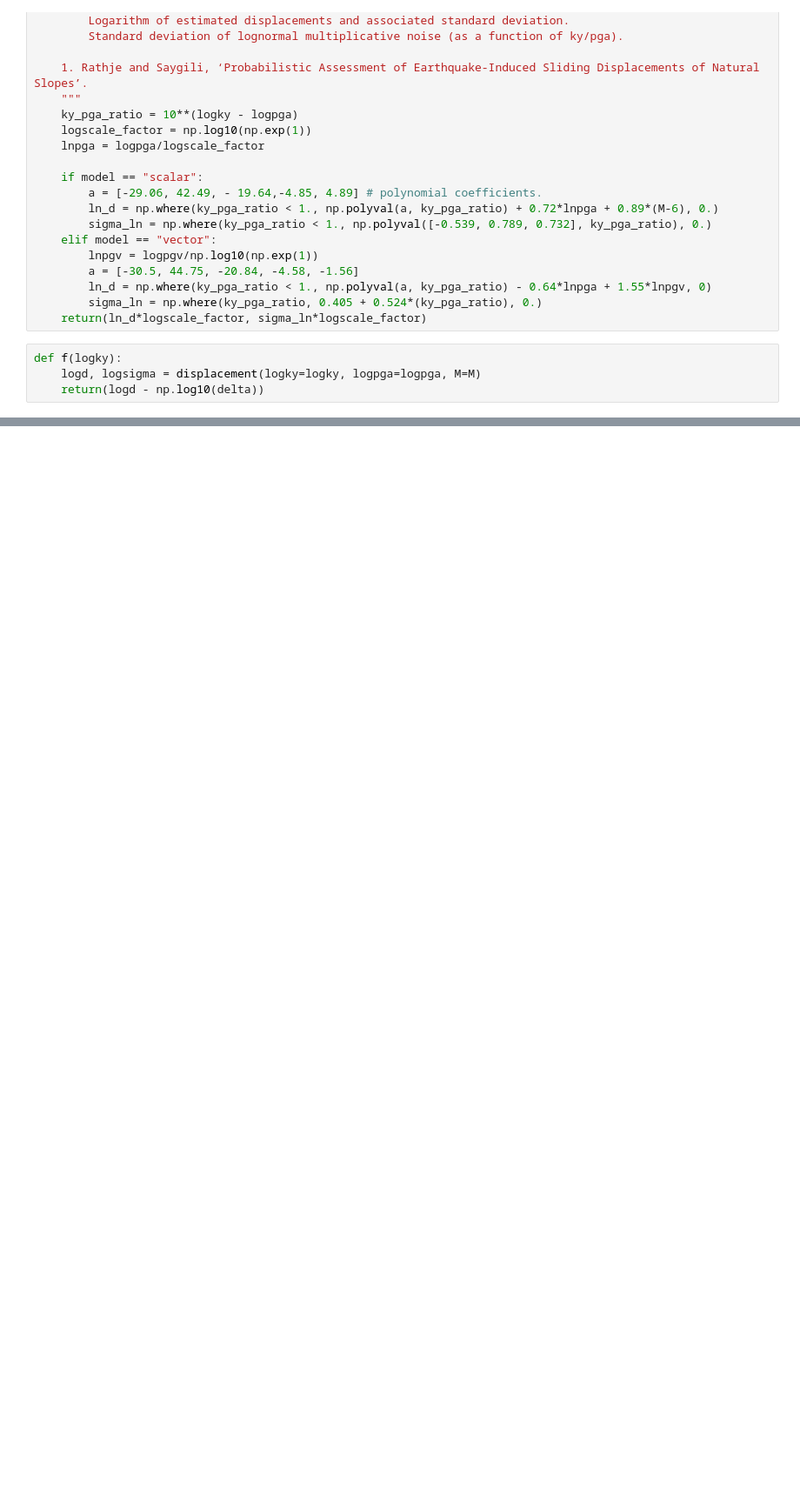
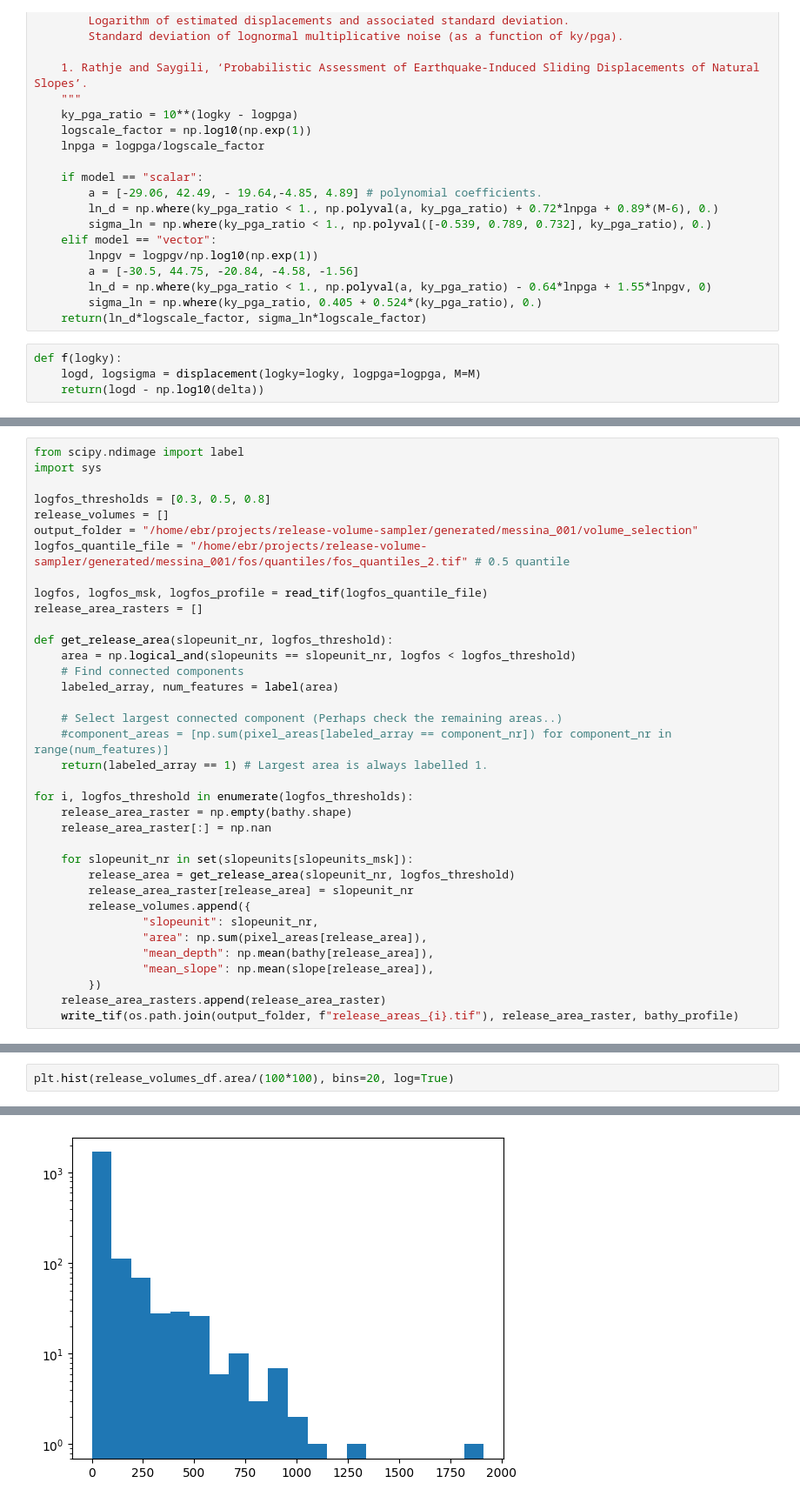
Before and after one commit to dtgeoeu-wp6-tsunamis/release-volume-sampler, a Jupyter notebook: src/displacements/volume_preselection.ipynb, the cells around one changed output, grey strips where cells are left out. Shown at 87% size. Saved outputs shown, nothing was run; the diff lists cells and outputs as text; blank space fills up the shorter version.

```diff
--- a/src/displacements/volume_preselection.ipynb
+++ b/src/displacements/volume_preselection.ipynb
@@ -128,0 +189,36 @@ profile
+# %%
+from scipy.ndimage import label
+import sys
+
+logfos_thresholds = [0.3, 0.5, 0.8]
+release_volumes = []
+output_folder = "/home/ebr/projects/release-volume-sampler/generated/messina_001/volume_selection"
+logfos_quantile_file = "/home/ebr/projects/release-volume-sampler/generated/messina_001/fos/quantiles/fos_quantiles_2.tif" # 0.5 quantile
+
+logfos, logfos_msk, logfos_profile = read_tif(logfos_quantile_file)
+release_area_rasters = []
+
+def get_release_area(slopeunit_nr, logfos_threshold):
+    area = np.logical_and(slopeunits == slopeunit_nr, logfos < logfos_threshold)
+    # Find connected components
+    labeled_array, num_features = label(area)
+
+    # Select largest connected component (Perhaps check the remaining areas..)
+    #component_areas = [np.sum(pixel_areas[labeled_array == component_nr]) for component_nr in range(num_features)]
+    return(labeled_array == 1) # Largest area is always labelled 1.
+
+for i, logfos_threshold in enumerate(logfos_thresholds):
+    release_area_raster = np.empty(bathy.shape)
+    release_area_raster[:] = np.nan
+
+    for slopeunit_nr in set(slopeunits[slopeunits_msk]):
+        release_area = get_release_area(slopeunit_nr, logfos_threshold)
+        release_area_raster[release_area] = slopeunit_nr
+        release_volumes.append({
+                "slopeunit": slopeunit_nr,
+                "area": np.sum(pixel_areas[release_area]),
+                "mean_depth": np.mean(bathy[release_area]),
+                "mean_slope": np.mean(slope[release_area]),
+        })
+    release_area_rasters.append(release_area_raster)
+    write_tif(os.path.join(output_folder, f"release_areas_{i}.tif"), release_area_raster, bathy_profile)
@@ -128,0 +263,3 @@ profile
+# %%
+plt.hist(release_volumes_df.area/(100*100), bins=20, log=True)
+# %% [output]
@@ -128,0 +277 @@ profile
+[figure, added]
```
Also changed, not shown: parts of 24 cells of this notebook, 9 other files.
